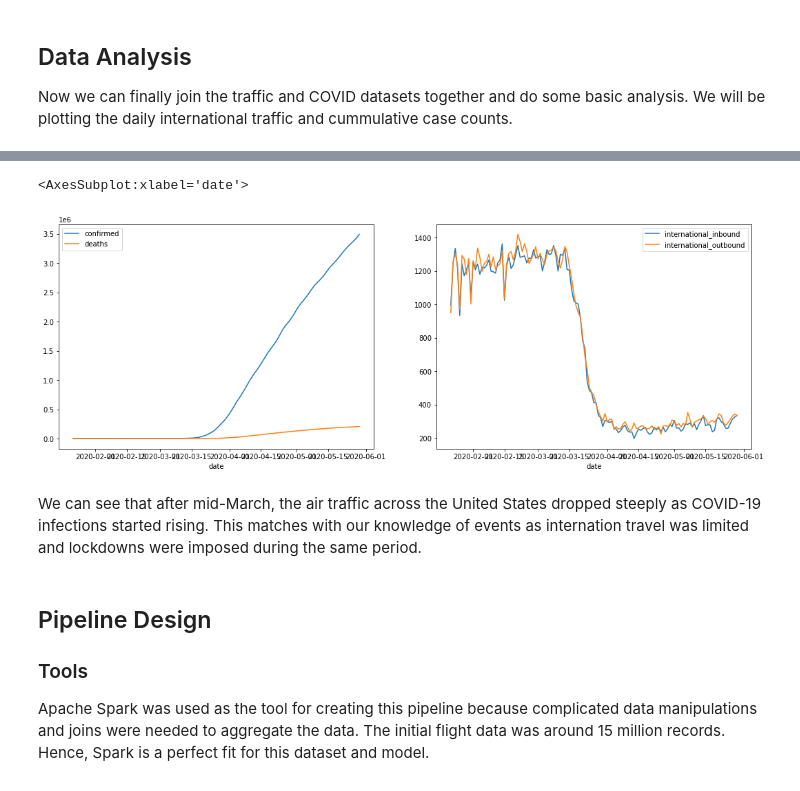
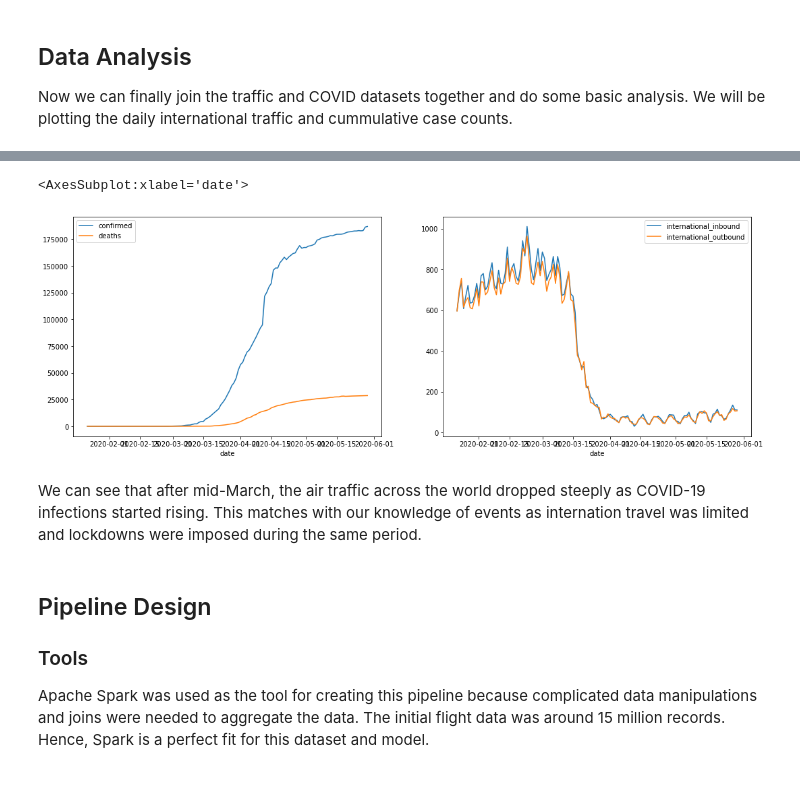
Before and after one commit to devinsaini/opensky_covid, a Jupyter notebook: pipeline.ipynb, the cells around one changed output, grey strips where cells are left out. Drawn from its saved outputs; the diff is of its cells as text; code cells hidden in the pictures.

```diff
--- a/pipeline.ipynb
+++ b/pipeline.ipynb
@@ -333,18 +290,18 @@ df_air_traffic_covid.limit(10).toPandas()
 # %%
 # we can plot the cumulative cases against air traffic of any country
 import matplotlib.pyplot as plt
 %matplotlib inline
 
-us_data = df_air_traffic_covid.where(col('country')=='US').drop('recovered').toPandas()
+country_data = df_air_traffic_covid.where(col('country')=='France').drop('recovered').toPandas()
 
 fig, axes = plt.subplots(ncols=2, figsize=(18,6))
-us_data.plot(x='date', y=['confirmed', 'deaths'], ax=axes[0])
-us_data.plot(x='date', y=['international_inbound', 'international_outbound'], ax=axes[1])
+country_data.plot(x='date', y=['confirmed', 'deaths'], ax=axes[0])
+country_data.plot(x='date', y=['international_inbound', 'international_outbound'], ax=axes[1])
 # %% [output]
 <AxesSubplot:xlabel='date'>
-[figure, old version]
+[figure, new version]
 # %% [markdown]
-We can see that after mid-March, the air traffic across the United States dropped steeply as COVID-19 infections started rising. This matches with our knowledge of events as internation travel was limited and lockdowns were imposed during the same period.
+We can see that after mid-March, the air traffic across the world dropped steeply as COVID-19 infections started rising. This matches with our knowledge of events as internation travel was limited and lockdowns were imposed during the same period.
 # %% [markdown]
 ## Pipeline Design
 
```
Also changed, not shown: parts of 27 cells of this notebook, 7 other files.
